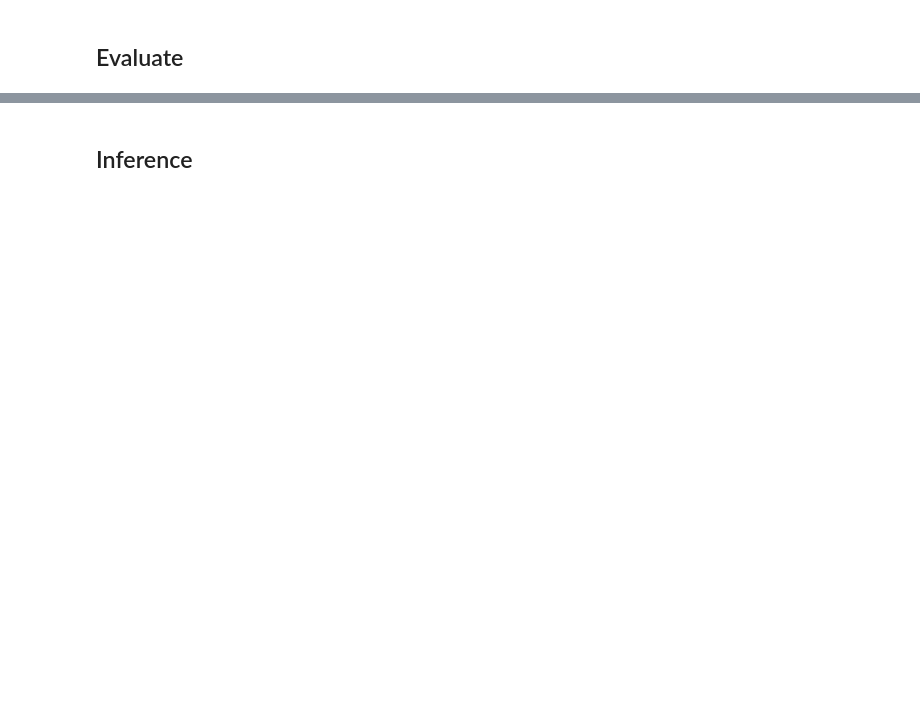
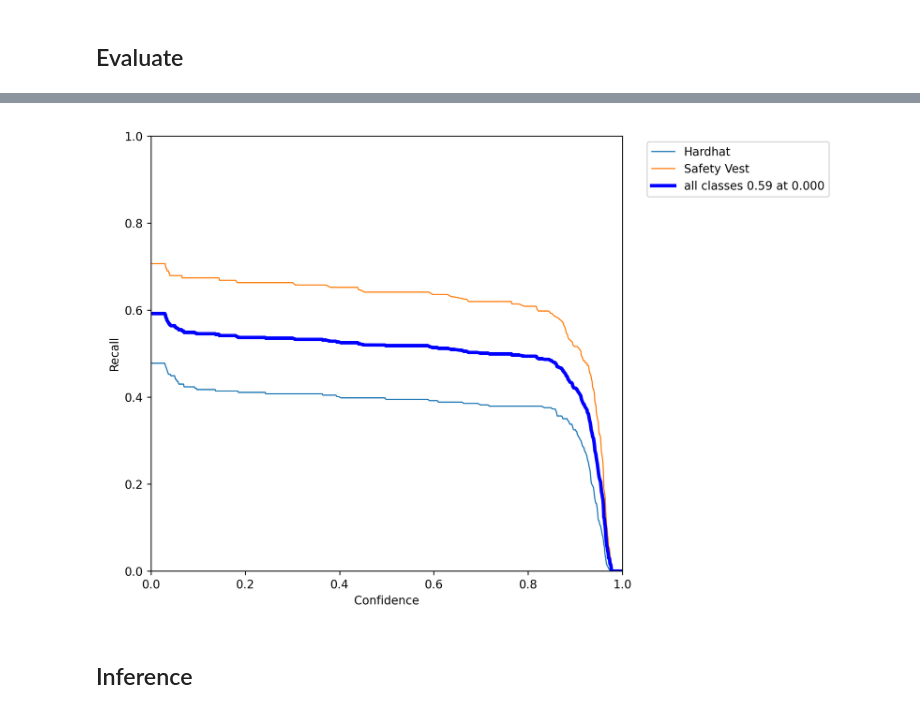
Before and after one commit to mabedd/Hardhat-Safety-Vest-Detection-YOLOv6, a Jupyter notebook: yolov6_hardhat_vest_detection.ipynb, the cells around one changed output, grey strips where cells are left out. Saved outputs shown, nothing was run; the diff lists cells and outputs as text; code cells hidden in the pictures; blank space fills up the shorter version.

```diff
--- a/yolov6_hardhat_vest_detection.ipynb
+++ b/yolov6_hardhat_vest_detection.ipynb
@@ -148,2 +193,6 @@ Results saved to runs/val/exp2
+# %%
+Image(filename='/content/YOLOv6/runs/val/exp1/R_curve.png', width=750)
+# %% [output]
+[figure, added]
 # %% [markdown]
 ## Inference
```
Also changed, not shown: parts of 24 cells of this notebook, 12 other files.
